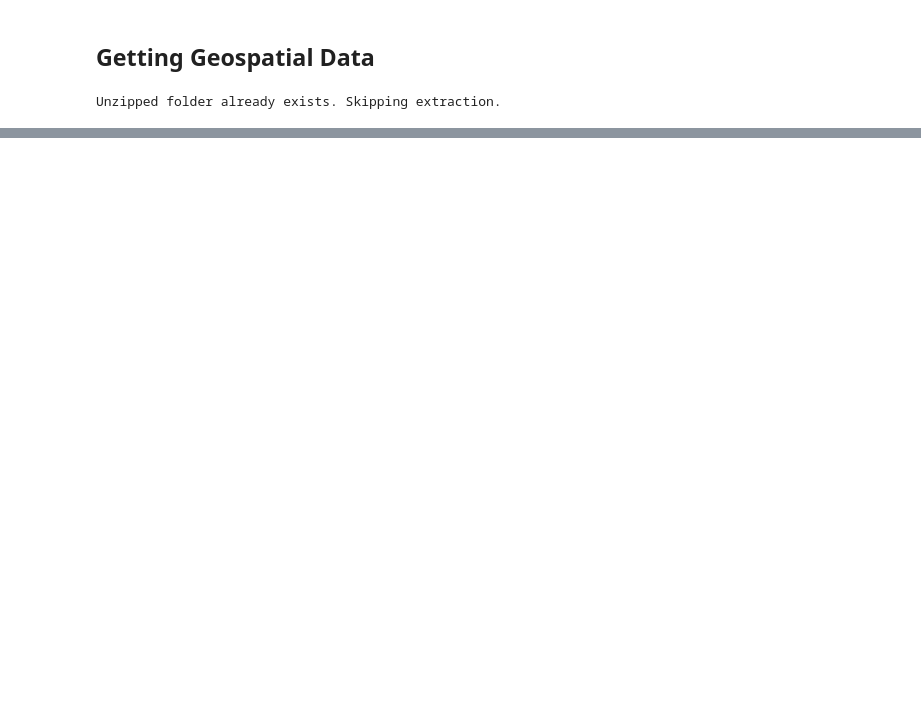
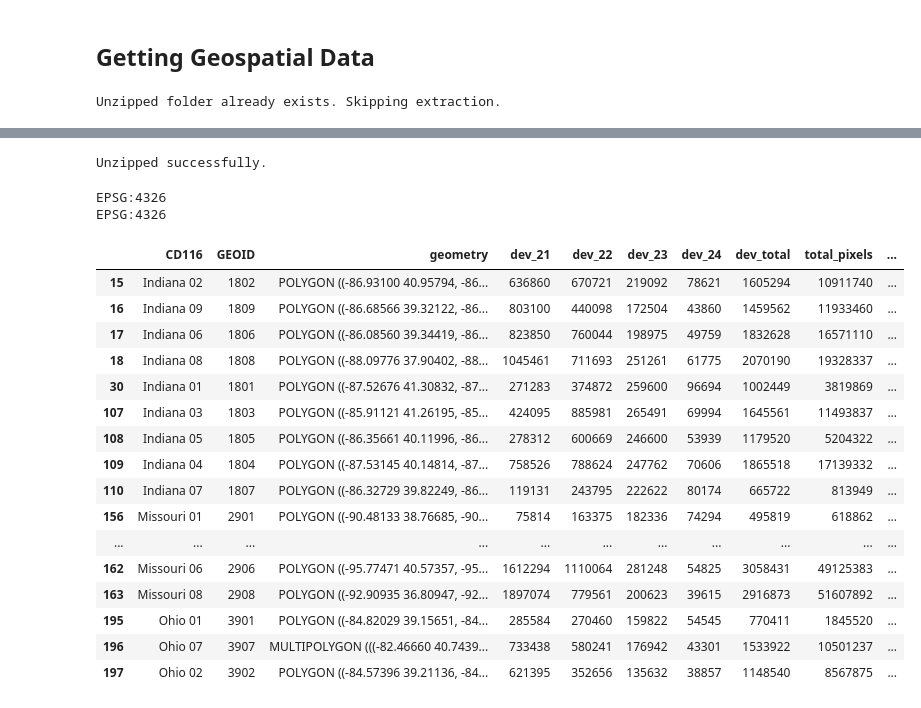
Before and after one commit to morganfisher19/Ohio_Voter_Turnout, a Jupyter notebook: clean data notebooks/clean_data_geospatial_2018.ipynb, the cells around one changed output, grey strips where cells are left out. Saved outputs shown, nothing was run; the diff lists cells and outputs as text; code cells hidden in the pictures; blank space fills up the shorter version.

Commit message:
Adding urbanization metric

```diff
--- a/clean data notebooks/clean_data_geospatial_2018.ipynb
+++ b/clean data notebooks/clean_data_geospatial_2018.ipynb
@@ -85,0 +90,14 @@ gdf_cd_proj.head()
+# %%
+# Get land coverage data
+
+# Unzip Ohio area land coverage data
+path = "../data_2018/land_coverage_2018"
+
+if not os.path.exists(path):
+    with zipfile.ZipFile("../data_2018/land_coverage_2018.zip", "r") as zip_ref:
+        zip_ref.extractall("../data_2018/land_coverage_2018")
+        print("Unzipped successfully.")
+else:
+    print("Unzipped folder already exists. Skipping extraction.")
+# %% [output]
+Unzipped successfully.
@@ -85,0 +154,61 @@ gdf_cd_proj.head()
+# %%
+# Get land coverage .tif file
+raster_path = "../data_2018/land_coverage_reprojected.tif"
+
+# Get geometry data for each congressional district
+urbanization_cd_gdf = gdf_cd_proj.copy()
+# cd_geom.head(20)
+
+# Make sure they have the same projection
+with rasterio.open("../data_2018/land_coverage_reprojected.tif") as src:
+    print(src.crs)
+    print(urbanization_cd_gdf.crs)
+# %% [output]
+EPSG:4326
+EPSG:4326
+# %%
+from rasterstats import zonal_stats
+
+# Get pixel value counts per district
+stats = zonal_stats(
+    vectors=urbanization_cd_gdf,
+    raster=raster_path,
+    stats=None,  # no mean/sum, just raw counts
+    categorical=True,
+    nodata=0  # exclude nodata pixels (adjust if your nodata value is different)
+)
+# %%
+# Add stats to the GeoDataFrame
+urbanization_cd_gdf["dev_21"] = [s.get(21, 0) for s in stats]
+urbanization_cd_gdf["dev_22"] = [s.get(22, 0) for s in stats]
+urbanization_cd_gdf["dev_23"] = [s.get(23, 0) for s in stats]
+urbanization_cd_gdf["dev_24"] = [s.get(24, 0) for s in stats]
+
+# Add total developed area (pixel count)
+urbanization_cd_gdf["dev_total"] = urbanization_cd_gdf[["dev_21", "dev_22", "dev_23", "dev_24"]].sum(axis=1)
+
+# Total land pixels per district
+urbanization_cd_gdf["total_pixels"] = [sum(s.values()) for s in stats]
+
+# Calculate % developed for a measure of urbanization
+urbanization_cd_gdf["urbanization_pct"] = (urbanization_cd_gdf["dev_total"] / urbanization_cd_gdf["total_pixels"]) * 100
+
+urbanization_cd_gdf.head(20)
+# %% [output]
+|  | CD116 | GEOID | geometry | dev_21 | dev_22 | dev_23 | dev_24 | dev_total | total_pixels | ... |
+| 15 | Indiana 02 | 1802 | POLYGON ((-86.93100 40.95794, -86... | 636860 | 670721 | 219092 | 78621 | 1605294 | 10911740 | ... |
+| 16 | Indiana 09 | 1809 | POLYGON ((-86.68566 39.32122, -86... | 803100 | 440098 | 172504 | 43860 | 1459562 | 11933460 | ... |
+| 17 | Indiana 06 | 1806 | POLYGON ((-86.08560 39.34419, -86... | 823850 | 760044 | 198975 | 49759 | 1832628 | 16571110 | ... |
+| 18 | Indiana 08 | 1808 | POLYGON ((-88.09776 37.90402, -88... | 1045461 | 711693 | 251261 | 61775 | 2070190 | 19328337 | ... |
+| 30 | Indiana 01 | 1801 | POLYGON ((-87.52676 41.30832, -87... | 271283 | 374872 | 259600 | 96694 | 1002449 | 3819869 | ... |
+| 107 | Indiana 03 | 1803 | POLYGON ((-85.91121 41.26195, -85... | 424095 | 885981 | 265491 | 69994 | 1645561 | 11493837 | ... |
+| 108 | Indiana 05 | 1805 | POLYGON ((-86.35661 40.11996, -86... | 278312 | 600669 | 246600 | 53939 | 1179520 | 5204322 | ... |
+| 109 | Indiana 04 | 1804 | POLYGON ((-87.53145 40.14814, -87... | 758526 | 788624 | 247762 | 70606 | 1865518 | 17139332 | ... |
+| 110 | Indiana 07 | 1807 | POLYGON ((-86.32729 39.82249, -86... | 119131 | 243795 | 222622 | 80174 | 665722 | 813949 | ... |
+| 156 | Missouri 01 | 2901 | POLYGON ((-90.48133 38.76685, -90... | 75814 | 163375 | 182336 | 74294 | 495819 | 618862 | ... |
+| ... | ... | ... | ... | ... | ... | ... | ... | ... | ... | ... |
+| 162 | Missouri 06 | 2906 | POLYGON ((-95.77471 40.57357, -95... | 1612294 | 1110064 | 281248 | 54825 | 3058431 | 49125383 | ... |
+| 163 | Missouri 08 | 2908 | POLYGON ((-92.90935 36.80947, -92... | 1897074 | 779561 | 200623 | 39615 | 2916873 | 51607892 | ... |
+| 195 | Ohio 01 | 3901 | POLYGON ((-84.82029 39.15651, -84... | 285584 | 270460 | 159822 | 54545 | 770411 | 1845520 | ... |
+| 196 | Ohio 07 | 3907 | MULTIPOLYGON (((-82.46660 40.7439... | 733438 | 580241 | 176942 | 43301 | 1533922 | 10501237 | ... |
+| 197 | Ohio 02 | 3902 | POLYGON ((-84.57396 39.21136, -84... | 621395 | 352656 | 135632 | 38857 | 1148540 | 8567875 | ... |
```
Also changed, not shown: parts of 8 cells of this notebook, 9 other files.
